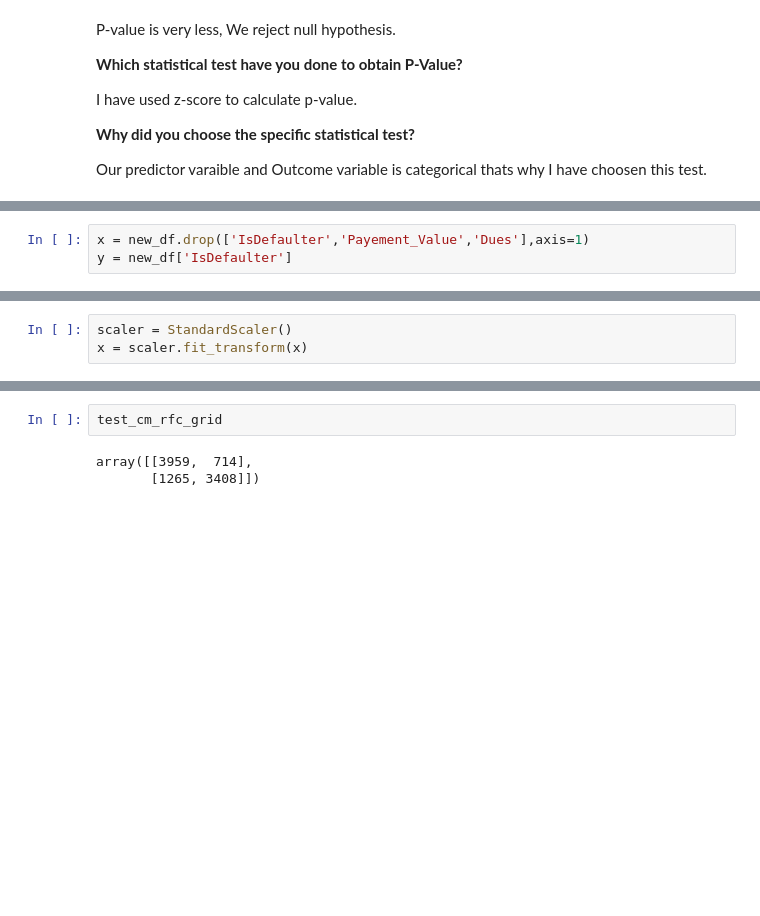
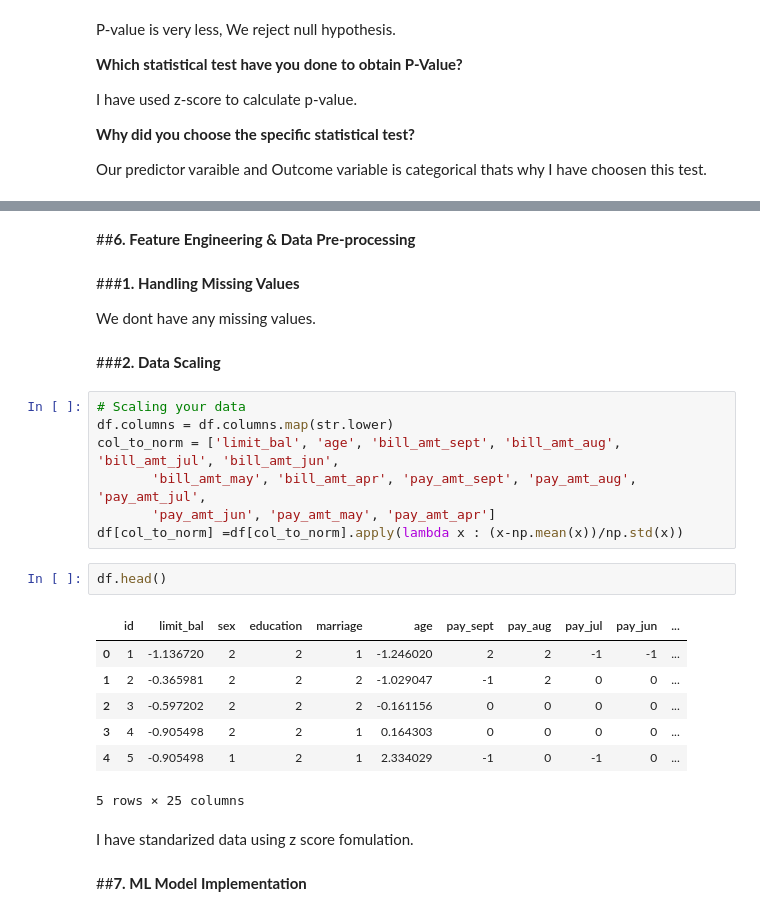
Before and after one commit to shaad4224/credit_card_default_prediction, a Jupyter notebook: Copy_of_credit_card_default_prediction.ipynb, the cells around one changed output, grey strips where cells are left out. Saved outputs shown, nothing was run; the diff lists cells and outputs as text; blank space fills up the shorter version.

```diff
--- a/Copy_of_credit_card_default_prediction.ipynb
+++ b/Copy_of_credit_card_default_prediction.ipynb
@@ -947,3 +782,0 @@ new_df.head()
-# %%
-x = new_df.drop(['IsDefaulter','Payement_Value','Dues'],axis=1)
-y = new_df['IsDefaulter']
@@ -970,3 +782,0 @@ Index(['LIMIT_BAL', 'SEX', 'EDUCATION', 'MARRIAGE', 'AGE', 'BILL_AMT_SEPT',
-# %%
-scaler = StandardScaler()
-x = scaler.fit_transform(x)
@@ -1566,5 +783,29 @@ array([[16048,  2643],
-# %%
-test_cm_rfc_grid
-# %% [output]
-array([[3959,  714],
-       [1265, 3408]])
+# %% [markdown]
+##**6. Feature Engineering & Data Pre-processing**
+# %% [markdown]
+###**1. Handling Missing Values**
+
+We dont have any missing values.
+# %% [markdown]
+###**2. Data Scaling**
+# %%
+# Scaling your data
+df.columns = df.columns.map(str.lower)
+col_to_norm = ['limit_bal', 'age', 'bill_amt_sept', 'bill_amt_aug', 'bill_amt_jul', 'bill_amt_jun',
+       'bill_amt_may', 'bill_amt_apr', 'pay_amt_sept', 'pay_amt_aug', 'pay_amt_jul',
+       'pay_amt_jun', 'pay_amt_may', 'pay_amt_apr']
+df[col_to_norm] =df[col_to_norm].apply(lambda x : (x-np.mean(x))/np.std(x))
+# %%
+df.head()
+# %% [output]
+|  | id | limit_bal | sex | education | marriage | age | pay_sept | pay_aug | pay_jul | pay_jun | ... |
+| 0 | 1 | -1.136720 | 2 | 2 | 1 | -1.246020 | 2 | 2 | -1 | -1 | ... |
+| 1 | 2 | -0.365981 | 2 | 2 | 2 | -1.029047 | -1 | 2 | 0 | 0 | ... |
+| 2 | 3 | -0.597202 | 2 | 2 | 2 | -0.161156 | 0 | 0 | 0 | 0 | ... |
+| 3 | 4 | -0.905498 | 2 | 2 | 1 | 0.164303 | 0 | 0 | 0 | 0 | ... |
+| 4 | 5 | -0.905498 | 1 | 2 | 1 | 2.334029 | -1 | 0 | -1 | 0 | ... |
+5 rows × 25 columns
+# %% [markdown]
+I have standarized data using z score fomulation.
+# %% [markdown]
+##**7. ML Model Implementation**
```
Also changed, not shown: parts of 114 cells of this notebook.
